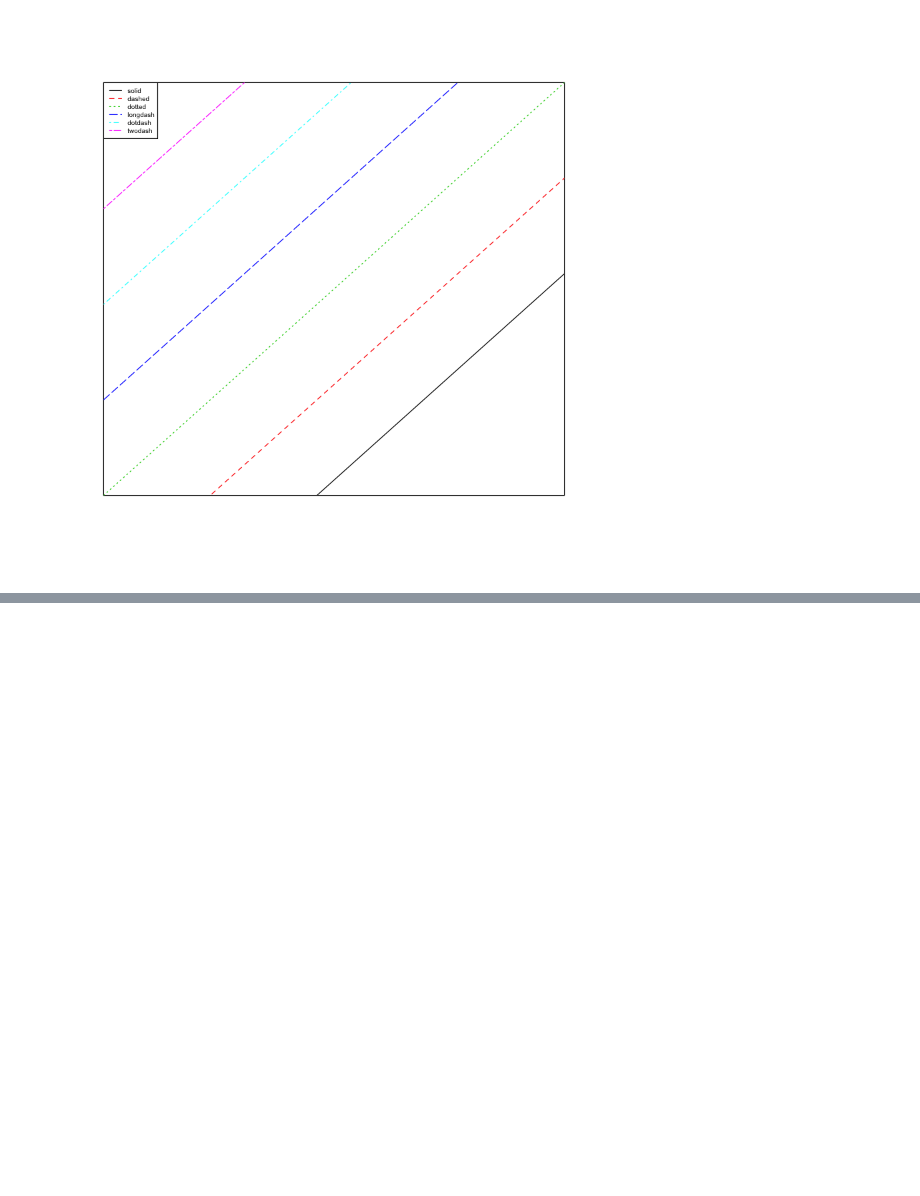
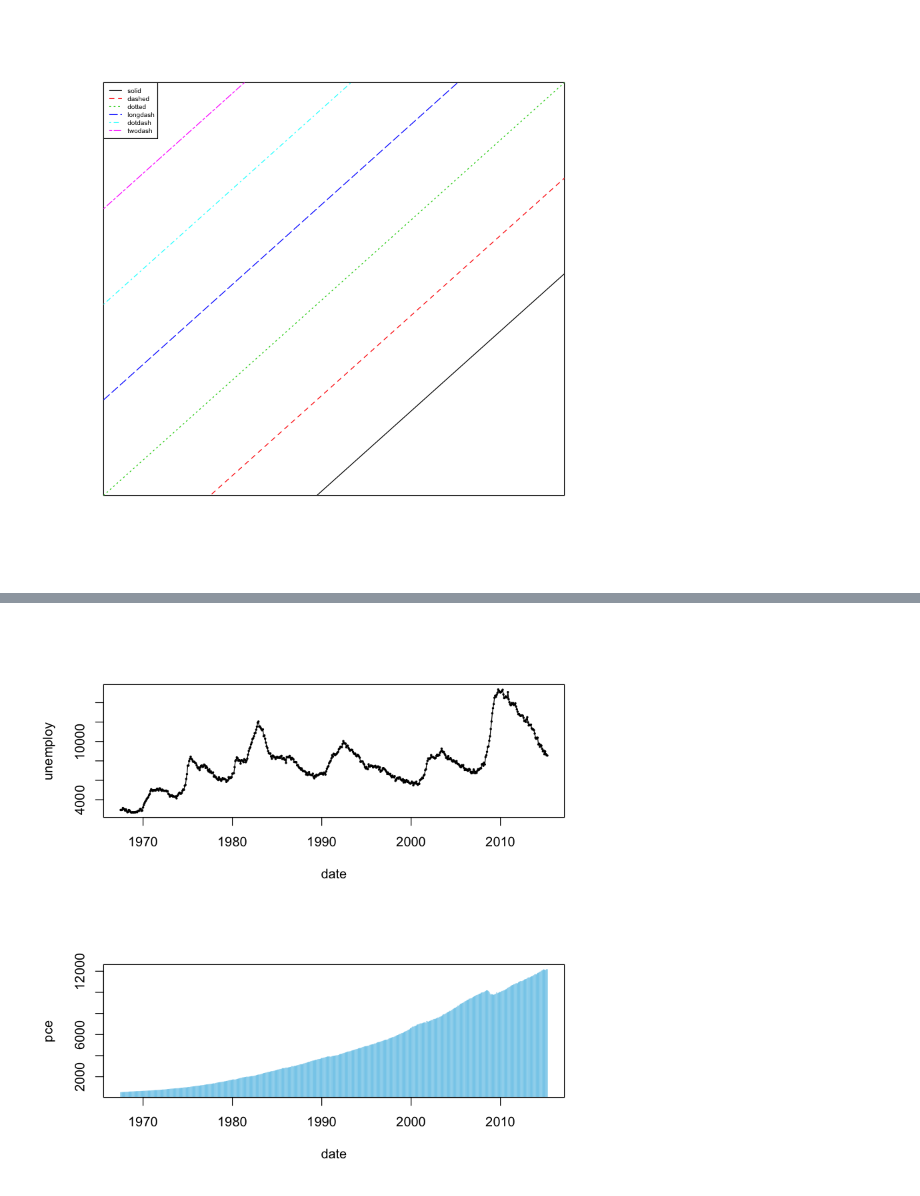
Before and after one commit to tommylee8939/TIL, a Jupyter notebook: R/R_정리/R16 ; graphics-3 ; 연습.ipynb, the cells around one changed output, grey strips where cells are left out. Saved outputs shown, nothing was run; the diff lists cells and outputs as text; code cells hidden in the pictures; blank space fills up the shorter version.

```diff
--- a/R/R_정리/R16 ; graphics-3 ; 연습.ipynb
+++ b/R/R_정리/R16 ; graphics-3 ; 연습.ipynb
@@ -42,0 +75,6 @@ boxplot(iris,subset = iris$Species)
+# %%
+par(mfrow=c(2,1))
+plot(economics[c('date','unemploy')],type = 'o',pch=19,cex=0.25)
+plot(economics[c('date','pce')],type = 'h',pch=19,cex=0.25,col='skyblue')
+# %% [output]
+[figure, added]
```
Also changed, not shown: parts of 6 cells of this notebook.
